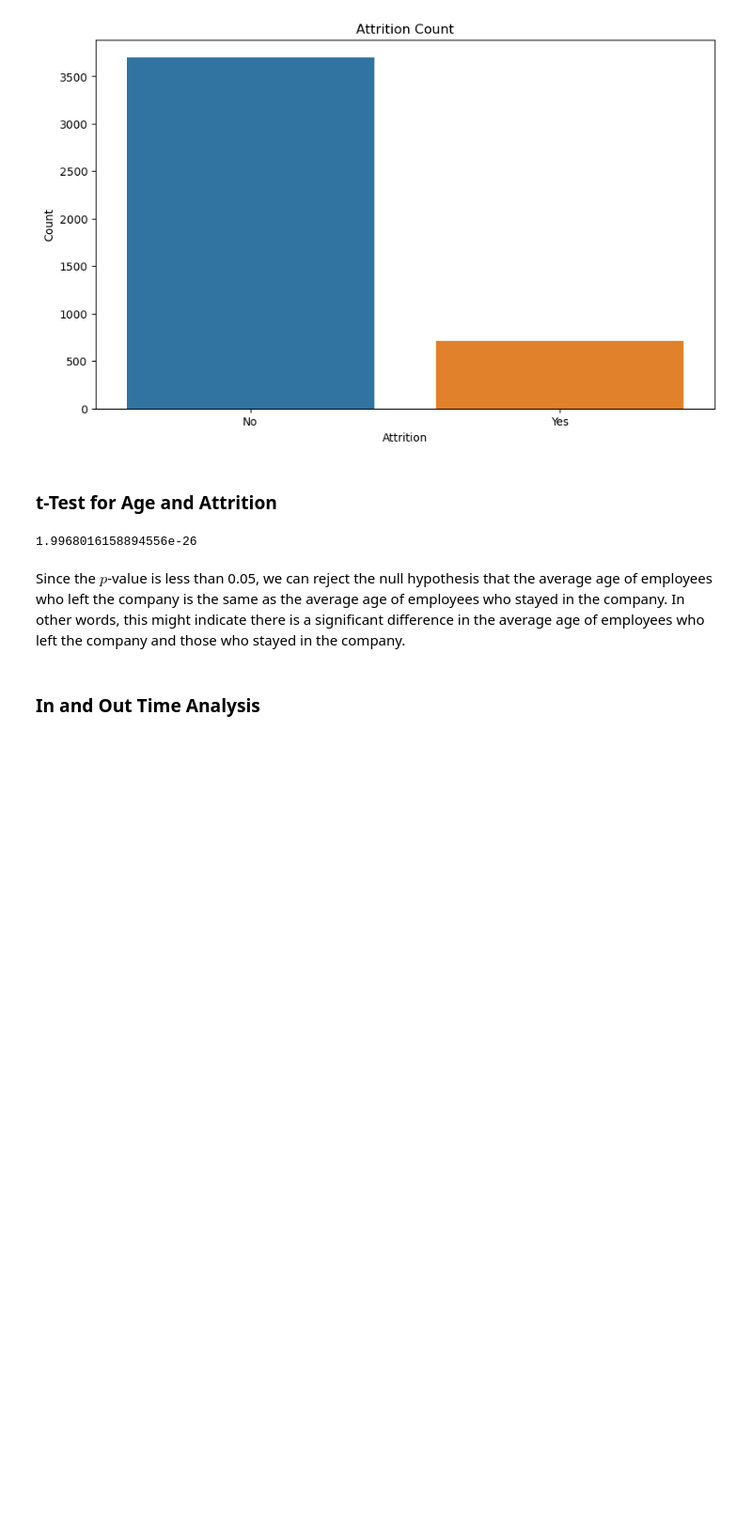
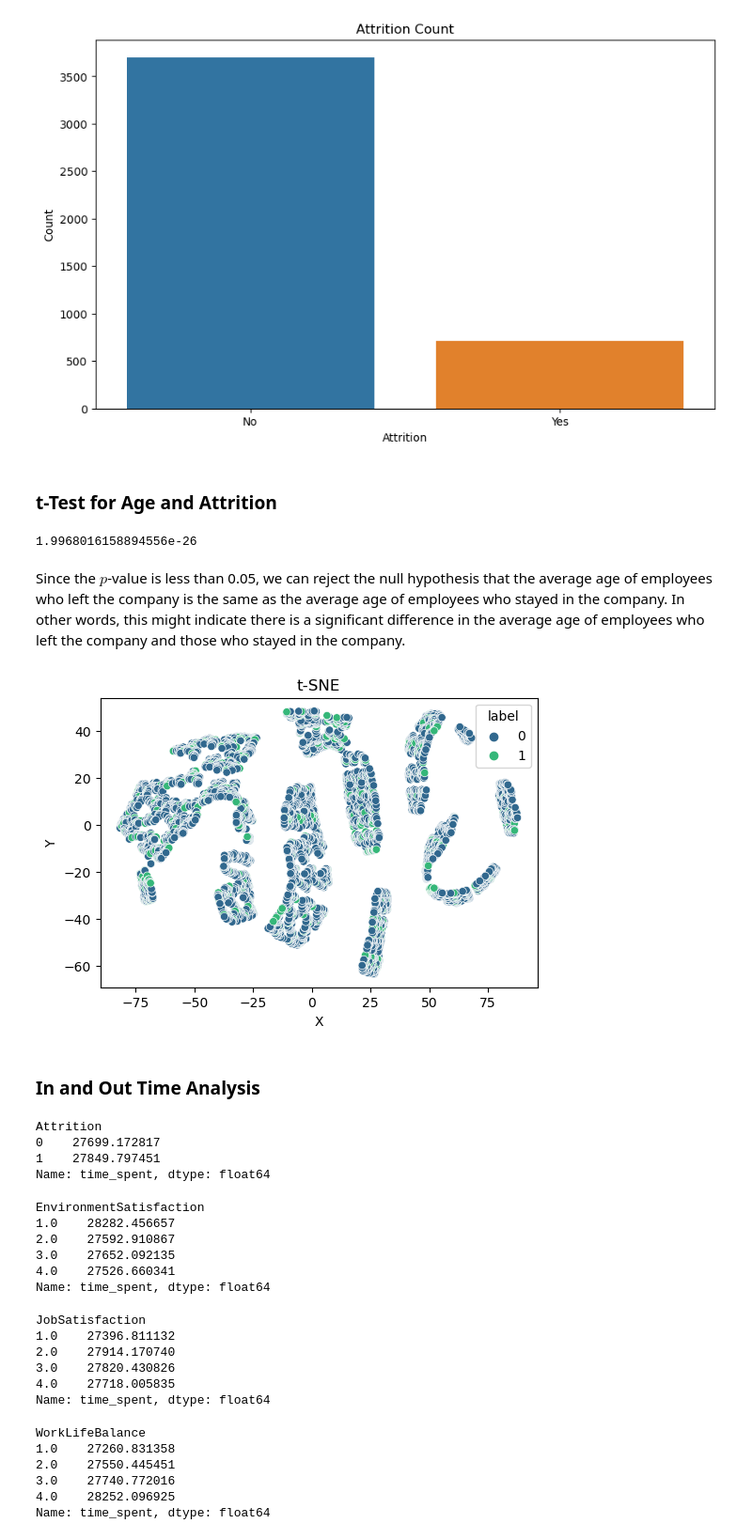
Before and after one commit to kkdsdesilva/employee-attrition-rate, a Jupyter notebook: notebooks/eda.ipynb, the cells around one changed output. Shown at 94% size. Drawn from its saved outputs; the diff is of its cells as text; code cells hidden in the pictures; blank space fills up the shorter version.

Commit message:
Refactor attrition analysis report with additional sections and updates

```diff
--- a/notebooks/eda.ipynb
+++ b/notebooks/eda.ipynb
@@ -50,5 +55,20 @@ print(ttest_ind(attrition, non_attrition).pvalue)
 1.9968016158894556e-26
 # %% [markdown]
 Since the $p$-value is less than 0.05, we can reject the null hypothesis that the average age of employees who left the company is the same as the average age of employees who stayed in the company. In other words, this might indicate there is a significant difference in the average age of employees who left the company and those who stayed in the company.
+# %%
+from models.visualization import plot_tsne
+from data.preprocessing import one_hot_encode
+
+df = load_data(preprocessed=True)
+
+one_hot_cols = ['Department', 'EducationField', 'Gender', 'JobRole', 'MaritalStatus']
+df = one_hot_encode(df, one_hot_cols, drop_first=False)
+
+X = df.drop('Attrition', axis=1)
+y = df['Attrition']
+
+plot_tsne(X, y)
+# %% [output]
+[figure, added]
 # %% [markdown]
 ### In and Out Time Analysis
@@ -57,0 +100,34 @@ out_time = load_data(type='out_time')
+# %%
+df.groupby('Attrition')['time_spent'].mean()
+# %% [output]
+Attrition
+0    27699.172817
+1    27849.797451
+Name: time_spent, dtype: float64
+# %%
+df.groupby('EnvironmentSatisfaction')['time_spent'].mean()
+# %% [output]
+EnvironmentSatisfaction
+1.0    28282.456657
+2.0    27592.910867
+3.0    27652.092135
+4.0    27526.660341
+Name: time_spent, dtype: float64
+# %%
+df.groupby('JobSatisfaction')['time_spent'].mean()
+# %% [output]
+JobSatisfaction
+1.0    27396.811132
+2.0    27914.170740
+3.0    27820.430826
+4.0    27718.005835
+Name: time_spent, dtype: float64
+# %%
+df.groupby('WorkLifeBalance')['time_spent'].mean()
+# %% [output]
+WorkLifeBalance
+1.0    27260.831358
+2.0    27550.445451
+3.0    27740.772016
+4.0    28252.096925
+Name: time_spent, dtype: float64
```
Also changed, not shown: parts of 6 cells of this notebook, 6 other files.
